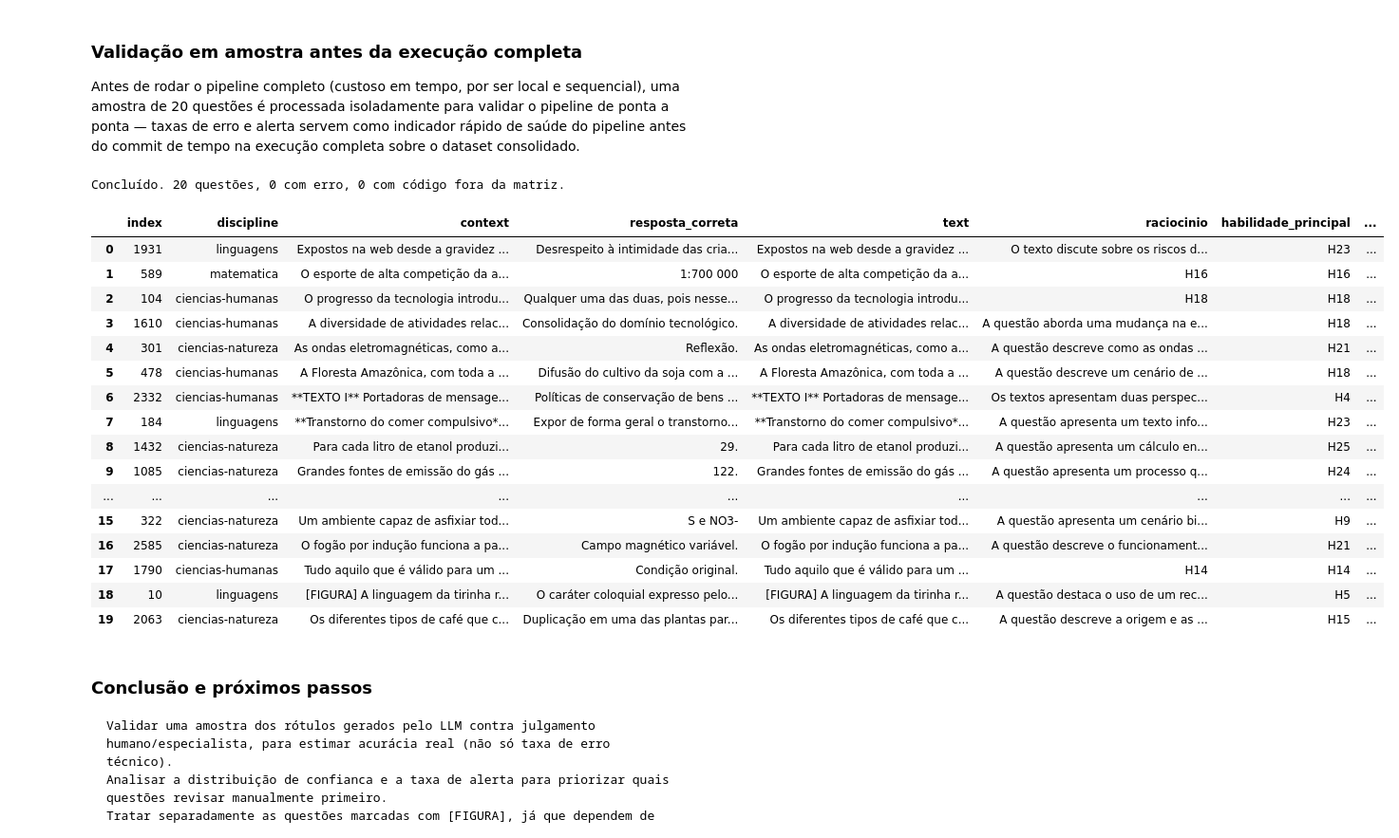
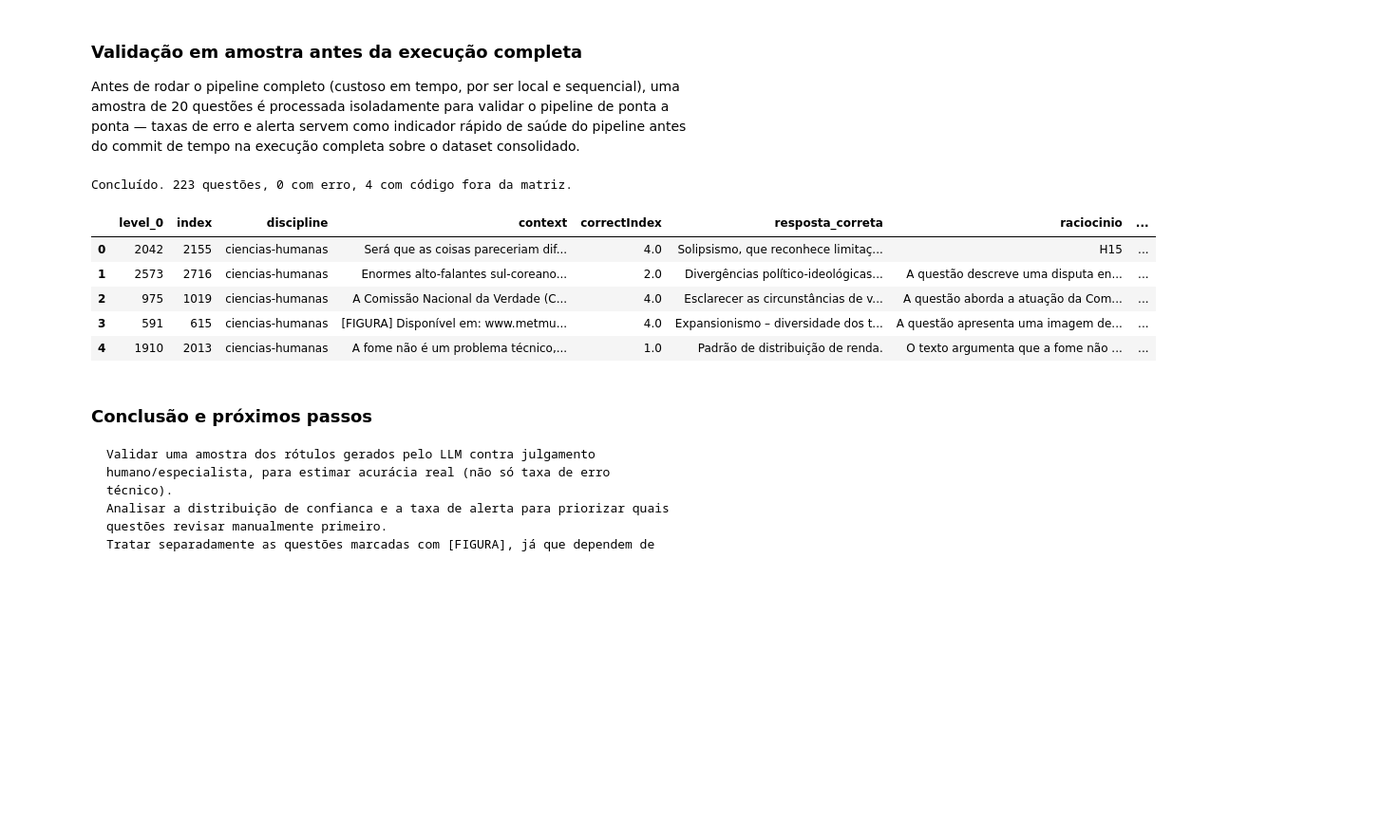
Before and after one commit to amasai-santos/ENEM-LLM-RAG, a Jupyter notebook: extracao_pdf_labeling.ipynb, the cells around one changed output. Shown at 95% size. Saved outputs shown, nothing was run; the diff lists cells and outputs as text; code cells hidden in the pictures; blank space fills up the shorter version.

```diff
--- a/extracao_pdf_labeling.ipynb
+++ b/extracao_pdf_labeling.ipynb
@@ -856,6 +856,7 @@ A partir daqui, a integração passa a ser feita com um modelo Ollama local, apl
     Processamento sequencial por design: a maioria das instalações locais do Ollama atende uma geração por vez, então paralelizar sem OLLAMA_NUM_PARALLEL configurado só competiria por VRAM sem ganho real.
 # %%
 df = df.reset_index()
+mr = pd.read_csv("matriz_de_referencia.csv")
 # %%
 import os
 import pandas as pd
@@ -1056,7 +1045,9 @@ CHECKPOINT_PATH = "checkpoint_teste.csv"   # separa do checkpoint do lote comple
 df_questoes = df.copy()
 df_matriz = mr.copy()
 
-amostra = df_questoes.sample(20, random_state=0)
+amostra = df_questoes.groupby("discipline", group_keys=False).apply(
+    lambda x: x.sample(frac=0.08, random_state=0)  # ~8% de cada área, ajuste conforme o tempo disponível
+)
 
 df_resultado = rodar_pipeline(amostra, df_matriz)
 df_final = amostra.merge(df_resultado, on=COL_ID, how="left")
@@ -1065,27 +1056,16 @@ erros = df_final[df_final["erro"].notna()] if "erro" in df_final.columns else pd
 alertas = df_final[df_final["alerta"].notna()] if "alerta" in df_final.columns else pd.DataFrame()
 print(f"Concluído. {len(df_final)} questões, {len(erros)} com erro, {len(alertas)} com código fora da matriz.")
 # %% [output]
-Concluído. 20 questões, 0 com erro, 0 com código fora da matriz.
+Concluído. 223 questões, 0 com erro, 4 com código fora da matriz.
 # %%
-df_final
+df_final.head(5)
 # %% [output]
-|  | index | discipline | context | resposta_correta | text | raciocinio | habilidade_principal | ... |
-| 0 | 1931 | linguagens | Expostos na web desde a gravidez ... | Desrespeito à intimidade das cria... | Expostos na web desde a gravidez ... | O texto discute sobre os riscos d... | H23 | ... |
-| 1 | 589 | matematica | O esporte de alta competição da a... | 1:700 000 | O esporte de alta competição da a... | H16 | H16 | ... |
-| 2 | 104 | ciencias-humanas | O progresso da tecnologia introdu... | Qualquer uma das duas, pois nesse... | O progresso da tecnologia introdu... | H18 | H18 | ... |
-| 3 | 1610 | ciencias-humanas | A diversidade de atividades relac... | Consolidação do domínio tecnológico. | A diversidade de atividades relac... | A questão aborda uma mudança na e... | H18 | ... |
-| 4 | 301 | ciencias-natureza | As ondas eletromagnéticas, como a... | Reflexão. | As ondas eletromagnéticas, como a... | A questão descreve como as ondas ... | H21 | ... |
-| 5 | 478 | ciencias-humanas | A Floresta Amazônica, com toda a ... | Difusão do cultivo da soja com a ... | A Floresta Amazônica, com toda a ... | A questão descreve um cenário de ... | H18 | ... |
-| 6 | 2332 | ciencias-humanas | **TEXTO I** Portadoras de mensage... | Políticas de conservação de bens ... | **TEXTO I** Portadoras de mensage... | Os textos apresentam duas perspec... | H4 | ... |
-| 7 | 184 | linguagens | **Transtorno do comer compulsivo*... | Expor de forma geral o transtorno... | **Transtorno do comer compulsivo*... | A questão apresenta um texto info... | H23 | ... |
-| 8 | 1432 | ciencias-natureza | Para cada litro de etanol produzi... | 29. | Para cada litro de etanol produzi... | A questão apresenta um cálculo en... | H25 | ... |
-| 9 | 1085 | ciencias-natureza | Grandes fontes de emissão do gás ... | 122. | Grandes fontes de emissão do gás ... | A questão apresenta um processo q... | H24 | ... |
-| ... | ... | ... | ... | ... | ... | ... | ... | ... |
-| 15 | 322 | ciencias-natureza | Um ambiente capaz de asfixiar tod... | S e NO3- | Um ambiente capaz de asfixiar tod... | A questão apresenta um cenário bi... | H9 | ... |
-| 16 | 2585 | ciencias-natureza | O fogão por indução funciona a pa... | Campo magnético variável. | O fogão por indução funciona a pa... | A questão descreve o funcionament... | H21 | ... |
-| 17 | 1790 | ciencias-humanas | Tudo aquilo que é válido para um ... | Condição original. | Tudo aquilo que é válido para um ... | H14 | H14 | ... |
-| 18 | 10 | linguagens | [FIGURA] A linguagem da tirinha r... | O caráter coloquial expresso pelo... | [FIGURA] A linguagem da tirinha r... | A questão destaca o uso de um rec... | H5 | ... |
-| 19 | 2063 | ciencias-natureza | Os diferentes tipos de café que c... | Duplicação em uma das plantas par... | Os diferentes tipos de café que c... | A questão descreve a origem e as ... | H15 | ... |
+|  | level_0 | index | discipline | context | correctIndex | resposta_correta | raciocinio | ... |
+| 0 | 2042 | 2155 | ciencias-humanas | Será que as coisas pareceriam dif... | 4.0 | Solipsismo, que reconhece limitaç... | H15 | ... |
+| 1 | 2573 | 2716 | ciencias-humanas | Enormes alto-falantes sul-coreano... | 2.0 | Divergências político-ideológicas... | A questão descreve uma disputa en... | ... |
+| 2 | 975 | 1019 | ciencias-humanas | A Comissão Nacional da Verdade (C... | 4.0 | Esclarecer as circunstâncias de v... | A questão aborda a atuação da Com... | ... |
+| 3 | 591 | 615 | ciencias-humanas | [FIGURA] Disponível em: www.metmu... | 4.0 | Expansionismo – diversidade dos t... | A questão apresenta uma imagem de... | ... |
+| 4 | 1910 | 2013 | ciencias-humanas | A fome não é um problema técnico,... | 1.0 | Padrão de distribuição de renda. | O texto argumenta que a fome não ... | ... |
 # %% [markdown]
 ### Conclusão e próximos passos
 
```
Also changed, not shown: parts of 2 cells of this notebook.
